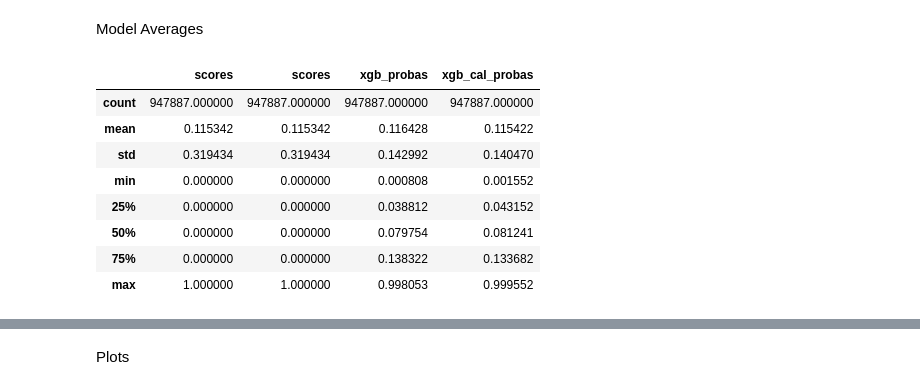
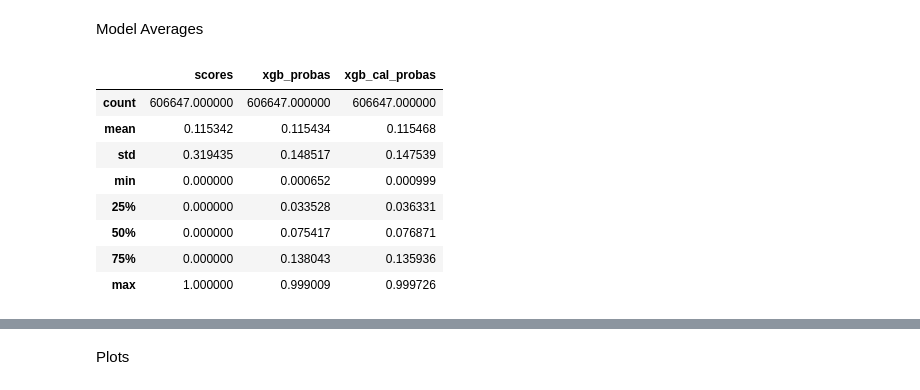
Before and after one commit to ciaran-grant/afl-player-ratings, a Jupyter notebook: vaep/notebooks/2a_model_evaluation.ipynb, the cells around one changed output, grey strips where cells are left out. Saved outputs shown, nothing was run; the diff lists cells and outputs as text; code cells hidden in the pictures.

```diff
--- a/vaep/notebooks/2a_model_evaluation.ipynb
+++ b/vaep/notebooks/2a_model_evaluation.ipynb
@@ -103,0 +73,4 @@ X_preproc.columns = score_feature_names
+# %%
+X_train, y_train = training_data.drop(columns=[RESPONSE]), training_data[RESPONSE]
+X_test, y_test = test_data.drop(columns=[RESPONSE]), test_data[RESPONSE]
+X_cal, y_cal = cal_data.drop(columns=[RESPONSE]), cal_data[RESPONSE]
@@ -104,3 +81,7 @@ X_preproc.columns = score_feature_names
+# %%
+X_train_preproc = X_train[FEATURES]
+X_test_preproc = X_test[FEATURES]
+X_cal_preproc = X_cal[FEATURES]
 # %% [markdown]
 Load Model
 # %%
@@ -133,3 +106,10 @@ cal_probas = super_xgb.predict_proba(X_preproc, calibrate=True)
+# %%
+train_preds = super_xgb.predict(X_train_preproc)
+test_preds = super_xgb.predict(X_test_preproc)
+train_probas = super_xgb.predict_proba(X_train_preproc)[:, 1]
+test_probas = super_xgb.predict_proba(X_test_preproc)[:, 1]
+train_cal_probas = super_xgb.predict_proba(X_train_preproc, calibrate=True)
+test_cal_probas = super_xgb.predict_proba(X_test_preproc, calibrate=True)
 # %% [markdown]
 Compare Model
 # %%
@@ -150,17 +128,16 @@ Compare Model
 # %% [markdown]
 Evaluate Model
 # %%
-eval_data = pd.concat([schema_chains, X_preproc], axis=1)
-eval_data['xgb_preds'] = preds
-eval_data['xgb_probas'] = probas
-eval_data['xgb_cal_probas'] = cal_probas
-# eval_data['scores'] = y*1
+training_data['xgb_preds'] = train_preds
+training_data['xgb_probas'] = train_probas
+training_data['xgb_cal_probas'] = train_cal_probas
+training_data[RESPONSE] = training_data[RESPONSE].astype(int)
 
-xgb_evals = XGBClassifierEvaluator(model = super_xgb.xgb_model,
-                                       data = eval_data,
+train_xgb_evals = XGBClassifierEvaluator(model = super_xgb.xgb_model,
+                                       data = training_data,
                                        actual_name = RESPONSE,
                                        expected_name = "xgb_cal_probas",
                                        expected_label_name = "xgb_preds",
-                                    #    compare_name='xgb_probas',
-                                    #    compare_label_name="xgb_preds"
+                                       # compare_name='xgb_probas',
+                                       # compare_label_name="xgb_preds"
                                        )
@@ -167,14 +158,14 @@ xgb_evals = XGBClassifierEvaluator(model = super_xgb.xgb_model,
 # %% [markdown]
 Model Averages
 # %%
-eval_data[['scores', 'xgb_probas', 'xgb_cal_probas']].describe()
+training_data[[RESPONSE, 'xgb_probas', 'xgb_cal_probas']].describe()
 # %% [output]
-|  | scores | scores | xgb_probas | xgb_cal_probas |
-| count | 947887.000000 | 947887.000000 | 947887.000000 | 947887.000000 |
-| mean | 0.115342 | 0.115342 | 0.116428 | 0.115422 |
-| std | 0.319434 | 0.319434 | 0.142992 | 0.140470 |
-| min | 0.000000 | 0.000000 | 0.000808 | 0.001552 |
-| 25% | 0.000000 | 0.000000 | 0.038812 | 0.043152 |
-| 50% | 0.000000 | 0.000000 | 0.079754 | 0.081241 |
-| 75% | 0.000000 | 0.000000 | 0.138322 | 0.133682 |
-| max | 1.000000 | 1.000000 | 0.998053 | 0.999552 |
+|  | scores | xgb_probas | xgb_cal_probas |
+| count | 606647.000000 | 606647.000000 | 606647.000000 |
+| mean | 0.115342 | 0.115434 | 0.115468 |
+| std | 0.319435 | 0.148517 | 0.147539 |
+| min | 0.000000 | 0.000652 | 0.000999 |
+| 25% | 0.000000 | 0.033528 | 0.036331 |
+| 50% | 0.000000 | 0.075417 | 0.076871 |
+| 75% | 0.000000 | 0.138043 | 0.135936 |
+| max | 1.000000 | 0.999009 | 0.999726 |
```
Also changed, not shown: parts of 35 cells of this notebook, 13 other files.
